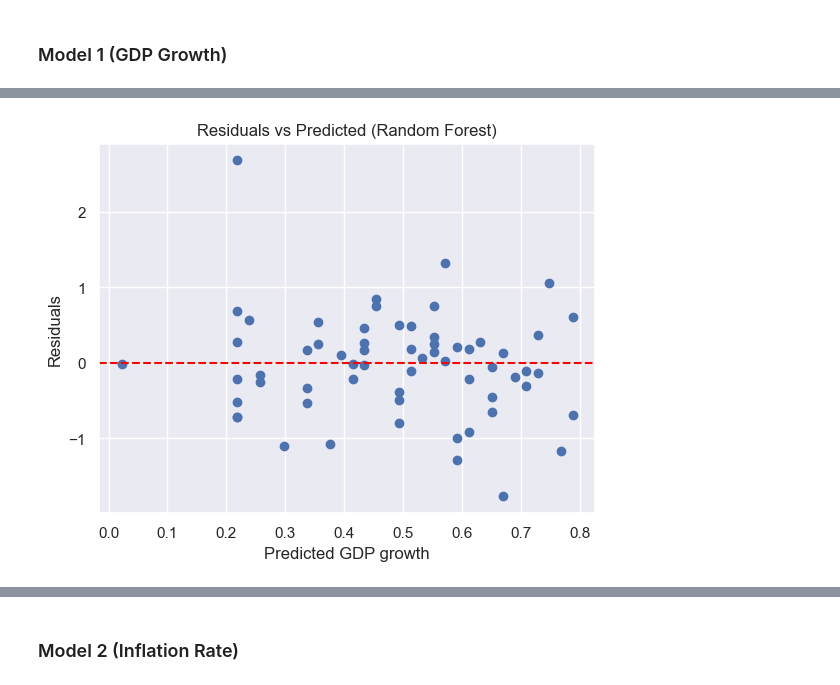
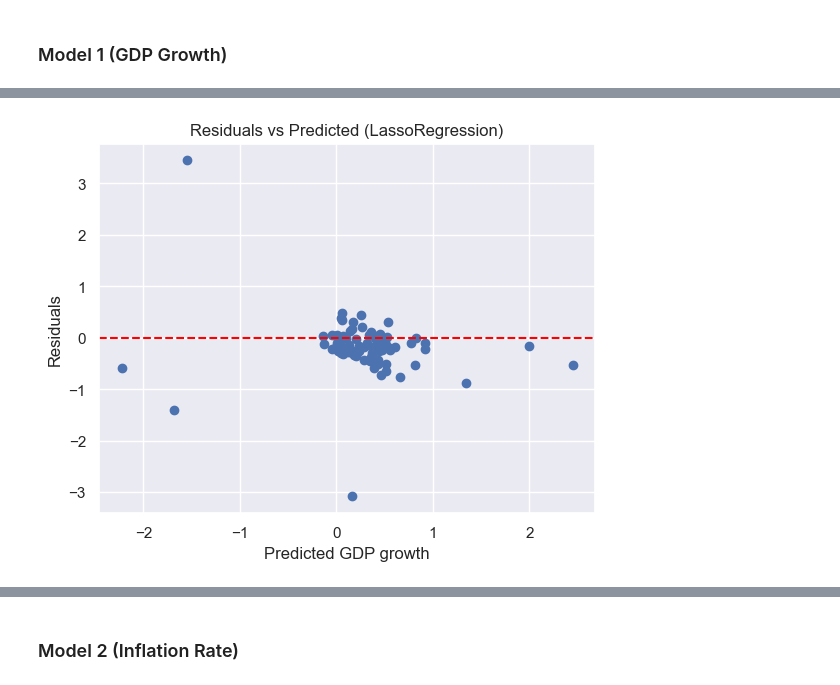
Before and after one commit to Grena30/Exploratory-Data-Analysis, a Jupyter notebook: Modelling/model.ipynb, the cells around one changed output, grey strips where cells are left out. Drawn from its saved outputs; the diff is of its cells as text; code cells hidden in the pictures.

```diff
--- a/Modelling/model.ipynb
+++ b/Modelling/model.ipynb
@@ -454,0 +725,9 @@ Object Columns: [] Numerical Columns:  ['births', 'deaths', 'inflation_rate_mont
+# %%
+X_train = X_train.drop(columns=[col for col in drop_cols if col in X_train.columns]) # pyright: ignore[reportAttributeAccessIssue]
+X_test  = X_test.drop(columns=[col for col in drop_cols if col in X_test.columns])
+
+numerical_cols = list(X_train.select_dtypes('number').columns)
+categorical_cols = list(X_train.select_dtypes('object').columns)
+
+print("Object Columns:", categorical_cols)
+print("Numerical Columns:", numerical_cols)
@@ -477,16 +744,32 @@ Model - RandomForestRegressor
 # %%
+# Best parameters
 models = {
-    "LinearRegression": LinearRegression(fit_intercept=True, positive=True),
-    "RidgeRegression": Ridge(alpha=100.0, fit_intercept=True, solver='svd', random_state=RANDOM_STATE),
-    "LassoRegression": Lasso(alpha=1.0, fit_intercept=True, max_iter=5000, selection='cyclic', random_state=RANDOM_STATE),
+    "LinearRegression": LinearRegression(fit_intercept=True, positive=False),
+    "RidgeRegression": Ridge(alpha=0.01, fit_intercept=True, solver='auto', random_state=RANDOM_STATE),
+    "LassoRegression": Lasso(alpha=0.001, fit_intercept=True, max_iter=5000, selection='cyclic', random_state=RANDOM_STATE),
     "RandomForestRegressor": RandomForestRegressor(
-        n_estimators=100,
-        max_depth=10,
-        min_samples_leaf=1,
+        n_estimators=200,
+        max_depth=5,
+        min_samples_leaf=2,
         min_samples_split=2,
         max_features='sqrt',
         random_state=RANDOM_STATE
+    ),
+    "XGBoost": XGBRegressor(
+        n_estimators=100,
+        colsample_bytree=1,
+        gamma=0,
+        reg_alpha=1,
+        reg_lambda=5,
+        max_depth=7,
+        learning_rate=0.01,
+        min_child_weight=1,
+        subsample=1,
+        random_state=RANDOM_STATE,
+        tree_method="hist",
+        verbosity=0
     )
+
 }
 # %%
 metrics_df, best_name, best_model, predictions, models_trained = train_and_evaluate(
@@ -577,3 +859,5 @@ plt.show()
 # %%
-y_pred = predictions['LinearRegression']['y_test_pred']
+y_pred = predictions[best_name]['y_test_pred']
 residuals = y_test - y_pred
+
+residuals_df = pd.DataFrame({'Residuals': residuals, 'Predicted': y_pred, 'Actual': y_test})
@@ -580,9 +874,9 @@ residuals = y_test - y_pred
 # %%
 plt.scatter(y_pred, residuals)
 plt.axhline(0, color='red', linestyle='--')
 plt.xlabel("Predicted GDP growth")
 plt.ylabel("Residuals")
-plt.title("Residuals vs Predicted (Random Forest)")
+plt.title(f"Residuals vs Predicted ({best_name})")
 plt.show()
 # %% [output]
-[figure, old version]
+[figure, new version]
```
Also changed, not shown: parts of 107 cells of this notebook, 4 other files.
